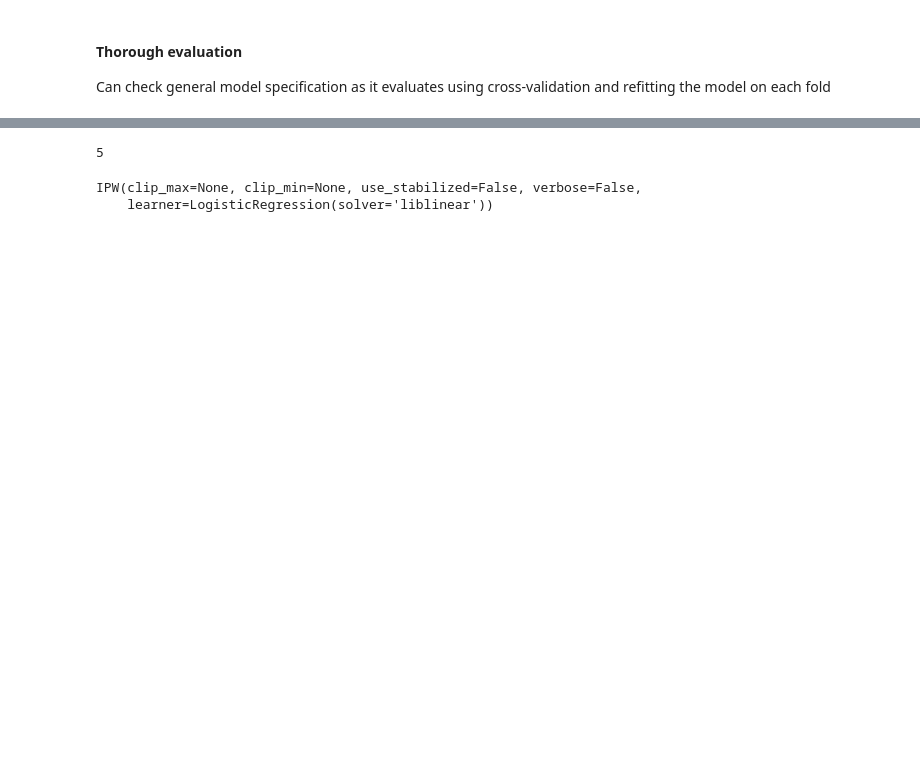
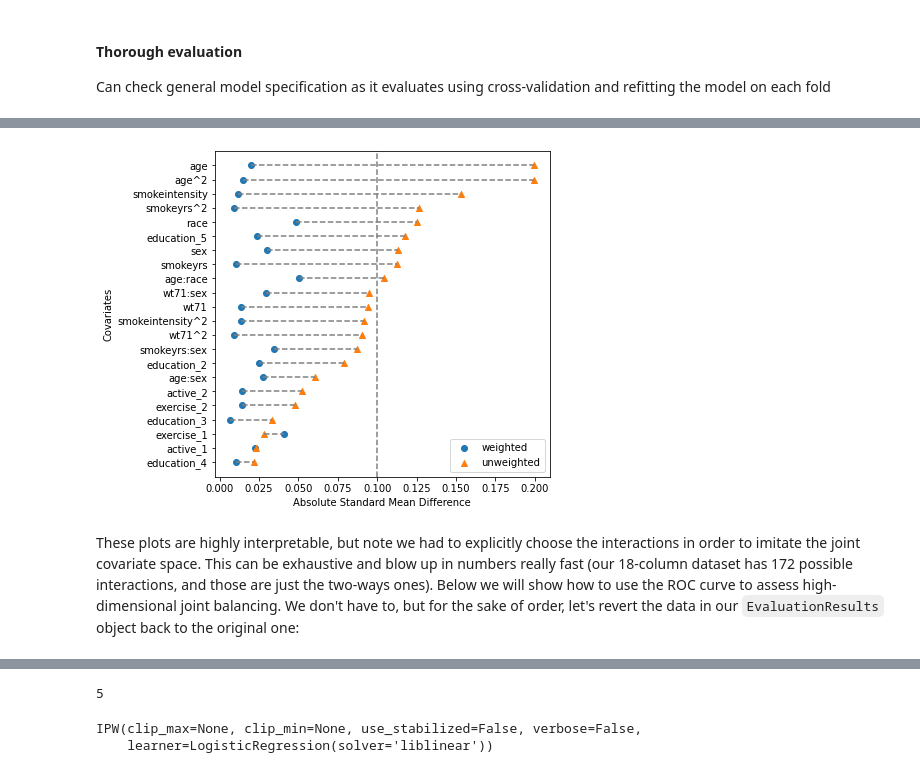
Before and after one commit to BiomedSciAI/causallib, a Jupyter notebook: examples/ipw.ipynb, the cells around one changed output, grey strips where cells are left out. Drawn from its saved outputs; the diff is of its cells as text; code cells hidden in the pictures; blank space fills up the shorter version.

```diff
--- a/examples/ipw.ipynb
+++ b/examples/ipw.ipynb
@@ -217,0 +243,19 @@ results.plot_all()
+# %%
+# Define some basic feature interactions using Patsy's formula:
+X_interactions = dmatrix(
+    "0 + age:sex + age:race + smokeyrs:sex + wt71:sex",
+    data.X,
+    return_type="dataframe"
+)
+# Set the entire data to be evaluated, but can also just use the interactions without the original data
+results.X = data.X.join(X_interactions)
+
+fig, ax = plt.subplots(1, 1, figsize=(6,6))
+results.plot_covariate_balance(kind="love", phase="train", ax=ax, thresh=0.1);
+# %% [output]
+[figure, added]
+# %% [markdown]
+These plots are highly interpretable, but note we had to explicitly choose the interactions in order to imitate the joint covariate space.
+This can be exhaustive and blow up in numbers really fast (our 18-column dataset has 172 possible interactions, and those are just the two-ways ones).
+Below we will show how to use the ROC curve to assess high-dimensional joint balancing.
+We don't have to, but for the sake of order, let's revert the data in our `EvaluationResults` object back to the original one:
```
Also changed, not shown: parts of 18 cells of this notebook.
